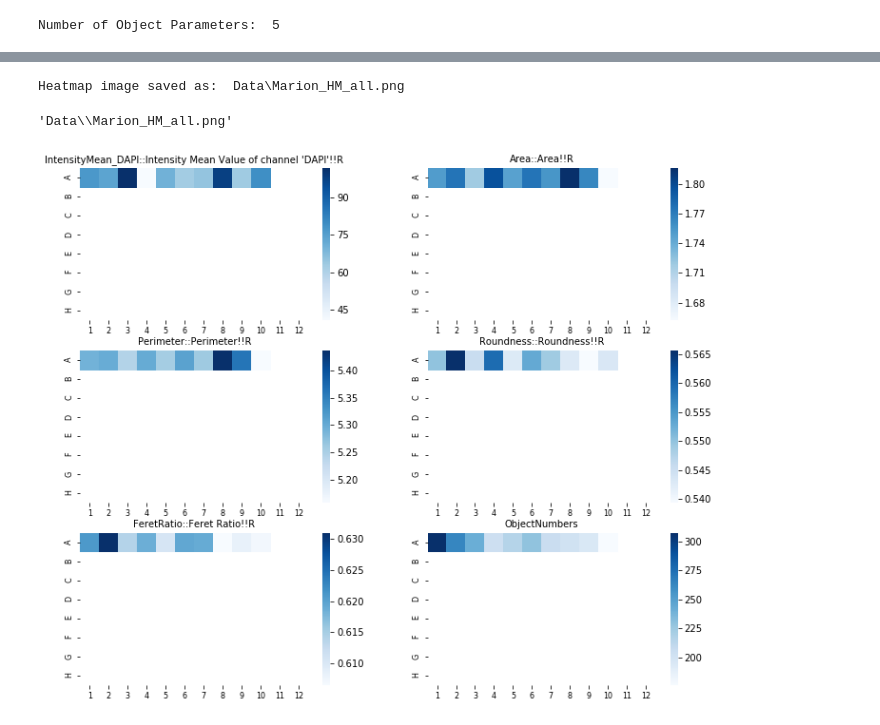
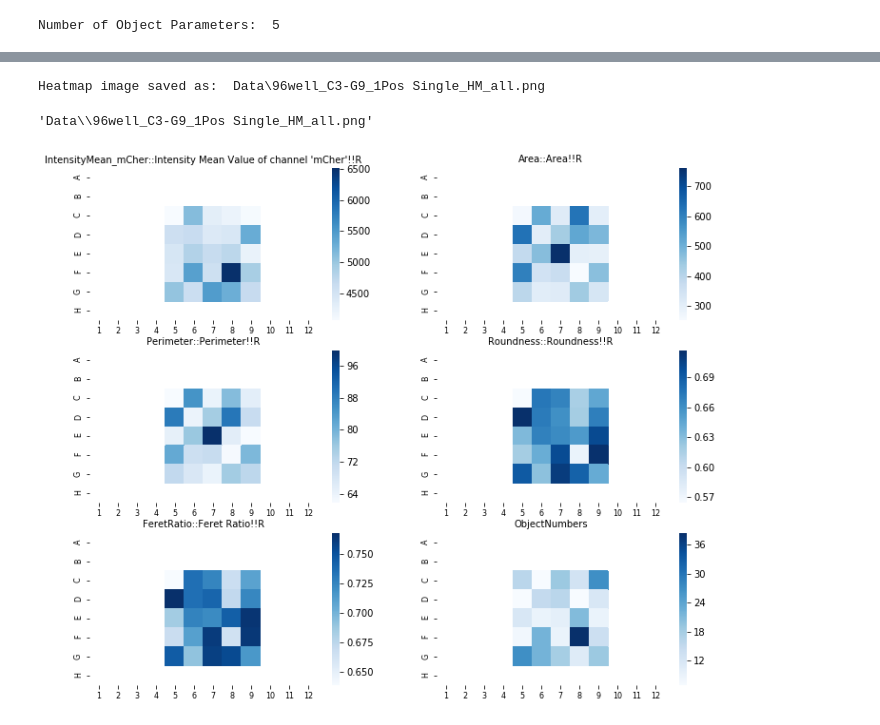
Before and after one commit to sebi06/ipy_notebooks, a Jupyter notebook: ZEN_Wellplate_Analysis_Pandas/ZEN_Wellplate_Analysis_Pandas.ipynb, the cells around one changed output, grey strips where cells are left out. Saved outputs shown, nothing was run; the diff lists cells and outputs as text; code cells hidden in the pictures.

```diff
--- a/ZEN_Wellplate_Analysis_Pandas/ZEN_Wellplate_Analysis_Pandas.ipynb
+++ b/ZEN_Wellplate_Analysis_Pandas/ZEN_Wellplate_Analysis_Pandas.ipynb
@@ -18,7 +18,8 @@ import wellplate_tools_pandas_py3_5 as wpt
 #filename_single = r'Data\fixed endpoint 3C 2_5 384well_Single.csv'
 #filename_single = r'Data\96Well_Ch=1_26Wells_1P_Well_SingleRegions.csv'
 #filename_single = r'Data\96Well_Test_4Well.csv'
-filename_single = r'Data\Marion.csv'
+#filename_single = r'Data\Marion.csv'
+filename_single = r'Data\96well_C3-G9_1Pos Single.csv'
 
 # define wellplate type
 platetype = 96
@@ -29,16 +30,16 @@ Nr, Nc = wpt.getrowandcolumn(platetype)
 # further "in-depth" analysis
 df_single = pd.read_csv(filename_single, sep=';')
 
-# get headers and number of measurment parameters
+# get headers and number of measurement parameters
 # default number of non-measurement parameters = 5 (the first five columns from ZEN CSV Export)
 num_nonmp = 5
 headers = df_single.head(0)
 num_param = len(df_single.columns) - num_nonmp
 print('Number of Object Parameters: ', num_param)
 df_single.rename(columns={df_single.columns[0]: 'WellID',
-                        df_single.columns[1]: 'RowID',
-                        df_single.columns[2]: 'ColumnID',
-                        df_single.columns[3]: 'ID',
-                        df_single.columns[4]: 'Index'}, inplace=True)
+                          df_single.columns[1]: 'RowID',
+                          df_single.columns[2]: 'ColumnID',
+                          df_single.columns[3]: 'ID',
+                          df_single.columns[4]: 'Index'}, inplace=True)
 # %% [output]
 Number of Object Parameters:  5
@@ -82,10 +62,0 @@ No correction of types possible for column:  FeretRatio::Feret Ratio!!R
-# %%
-for id in range(num_nonmp, len(df_single.columns)):
-
-        print('Column Index : ', id)
-        try:
-
-            df_single.iloc[:, id] = df_single.iloc[:, id].str.replace(',', '.').astype('float')
-            print('Correction done for column: ', df_single.columns[id])
-        except:
-            print('No correction of types possible for column: ', df_single.columns[id])
@@ -143,18 +112,22 @@ Heatmap image saved as:  Data\Marion_HM_ObjectNumbers.png
 # %%
 # define parameters to display the heatmap
-fs_title = 10
-fs_label = 8
 #colormap ='YlGnBu'
 #colormap ='RdBu_r'
 colormap = 'Blues'
 
 # show all heatmaps
-wpt.showheatmap_all(heatmap_dict, [3, 2], fontsize_title=fs_title, fontsize_label=fs_label,
-                    colormap='Blues', save=True, filename=filename_single)
+wpt.showheatmap_all(heatmap_dict, [3, 2],
+                    fontsize_title=10,
+                    fontsize_label=8,
+                    colormap=colormap,
+                    linecolor=None,
+                    linewidth=2.0,
+                    save=True,
+                    filename=filename_single)
 # %% [output]
-Heatmap image saved as:  Data\Marion_HM_all.png
+Heatmap image saved as:  Data\96well_C3-G9_1Pos Single_HM_all.png
-'Data\\Marion_HM_all.png'
+'Data\\96well_C3-G9_1Pos Single_HM_all.png'
-[figure, old version]
+[figure, new version]
 # %%
 # show all key = measure parameters for that dictionary
 print(heatmap_dict.keys())
```
Also changed, not shown: parts of 10 cells of this notebook, 2 other files.
